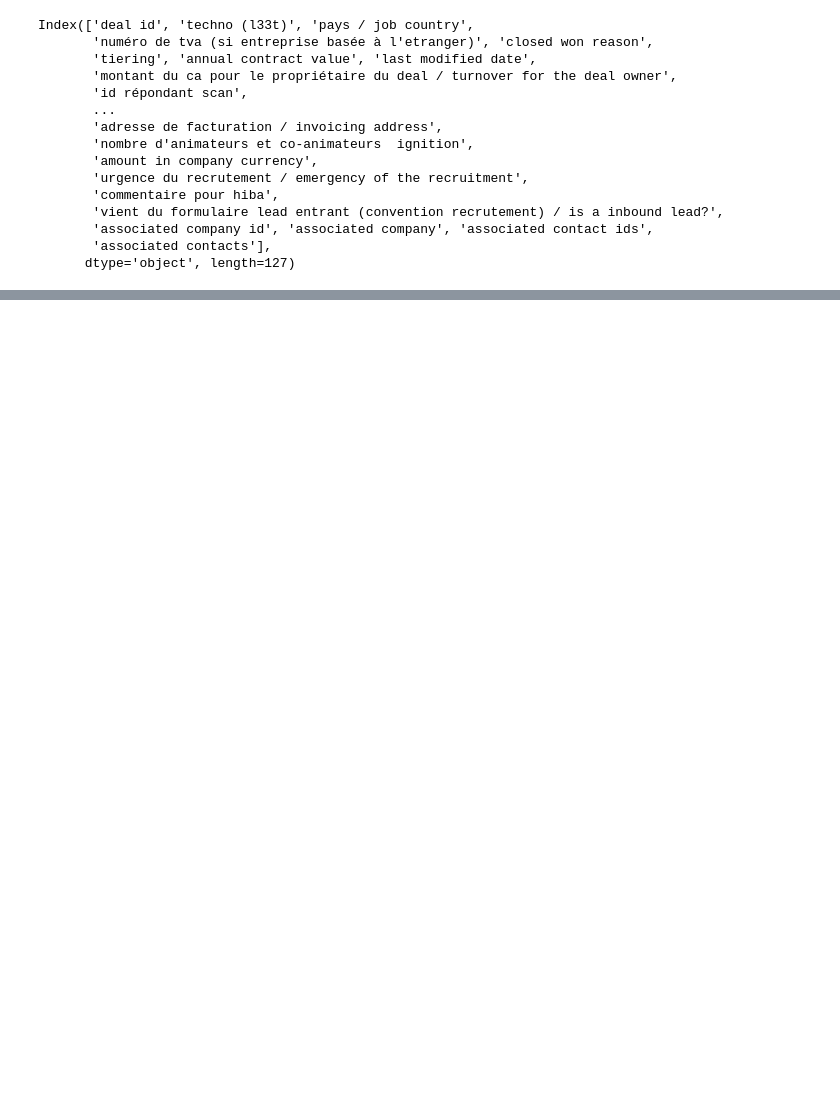
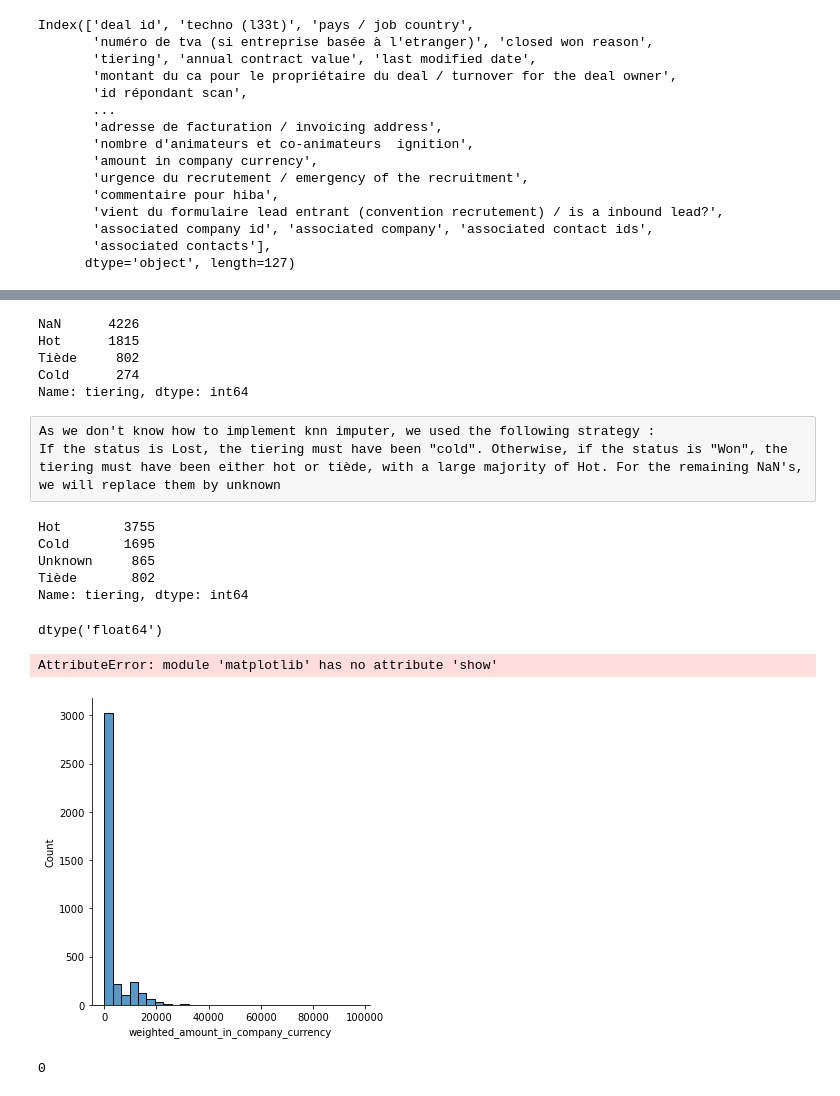
Before and after one commit to audedef/crm_project_ironhack, a Jupyter notebook: cleaning_deals.ipynb, the cells around one changed output, grey strips where cells are left out. Cells and saved outputs as stored; diff of their text form; code cells hidden in the pictures; blank space fills up the shorter version.

```diff
--- a/cleaning_deals.ipynb
+++ b/cleaning_deals.ipynb
@@ -93,0 +320,18 @@ re.findall(pattern, text)
+# %%
+# Creating a new column based on deal stage :
+def clean_dealstage(x) :
+    if 'Gagné' in x :
+        return "Won"
+    elif 'Contrat / Devis signé' in x :
+        return "Won"
+    elif 'Prestation' in x :
+        return "Won"
+    elif 'Perdu' in x :
+        return "Lost"
+    elif 'perdu' in x :
+        return "Lost"
+    else :
+        return "On-going"
+# %%
+crm_deals['status'] = crm_deals['deal_stage'].apply(clean_dealstage)
+crm_deals['status'].value_counts()
@@ -93,0 +413,5 @@ re.findall(pattern, text)
+# %%
+# METHOD 3 : .loc -> how to put it into function ?
+crm_deals.loc[(crm_deals['pays'].isna() == True) & (crm_deals['hubspot_team'] != 'International'), 'pays'] = "France"
+crm_deals.loc[(crm_deals['pays'].isna() == True) & crm_deals['deal_owner'].isin(['Bruna Maia', 'Cécile Roger', 'Vera Cunha']), 'pays'] = "Portugal"
+crm_deals.loc[(crm_deals['pays'].isna() == True) & crm_deals['deal_owner'].isin(['Marta Egídio', 'María Segura', 'Gabriela Cansinos']),'pays'] = "Spain"
@@ -93,0 +448,46 @@ re.findall(pattern, text)
+# %%
+# cleaning tiering :
+crm_deals['tiering'].value_counts(dropna = False)
+
+# I should use KNN imputer here...
+# %% [output]
+NaN      4226
+Hot      1815
+Tiède     802
+Cold      274
+Name: tiering, dtype: int64
+# %% [raw]
+As we don't know how to implement knn imputer, we used the following strategy :
+If the status is Lost, the tiering must have been "cold". Otherwise, if the status is "Won", the tiering must have been either hot or tiède, with a large majority of Hot. For the remaining NaN's, we will replace them by unknown
+# %%
+crm_deals.loc[(crm_deals['status'] == 'Lost') & (crm_deals['tiering'].isna() == True), 'tiering'] = "Cold"
+crm_deals.loc[(crm_deals['status'] == 'Won') & (crm_deals['tiering'].isna() == True), 'tiering'] = "Hot"
+crm_deals['tiering'] = crm_deals['tiering'].fillna('Unknown')
+
+
+crm_deals['tiering'].value_counts(dropna = False)
+# %% [output]
+Hot        3755
+Cold       1695
+Unknown     865
+Tiède       802
+Name: tiering, dtype: int64
+# %%
+# cleaning "weighted_amount_in_company_currency" :
+crm_deals['weighted_amount_in_company_currency'].dtypes
+# %% [output]
+dtype('float64')
+# %%
+sns.displot(crm_deals['weighted_amount_in_company_currency'], bins = 30)
+plt.show()
+
+# It seems there are many outliers in this column : let's use the median to replace NaN's
+# %% [output]
+AttributeError: module 'matplotlib' has no attribute 'show'
+[figure, added]
+# %%
+crm_deals['weighted_amount_in_company_currency'] = crm_deals['weighted_amount_in_company_currency'].fillna(crm_deals['weighted_amount_in_company_currency'].median())
+crm_deals['weighted_amount_in_company_currency'].isna().sum()
+# How to put it into function : error "cannot convert float NaN to integer" or "'float' object has no attribute 'fillna'"
+# %% [output]
+0
```
Also changed, not shown: parts of 67 cells of this notebook.
